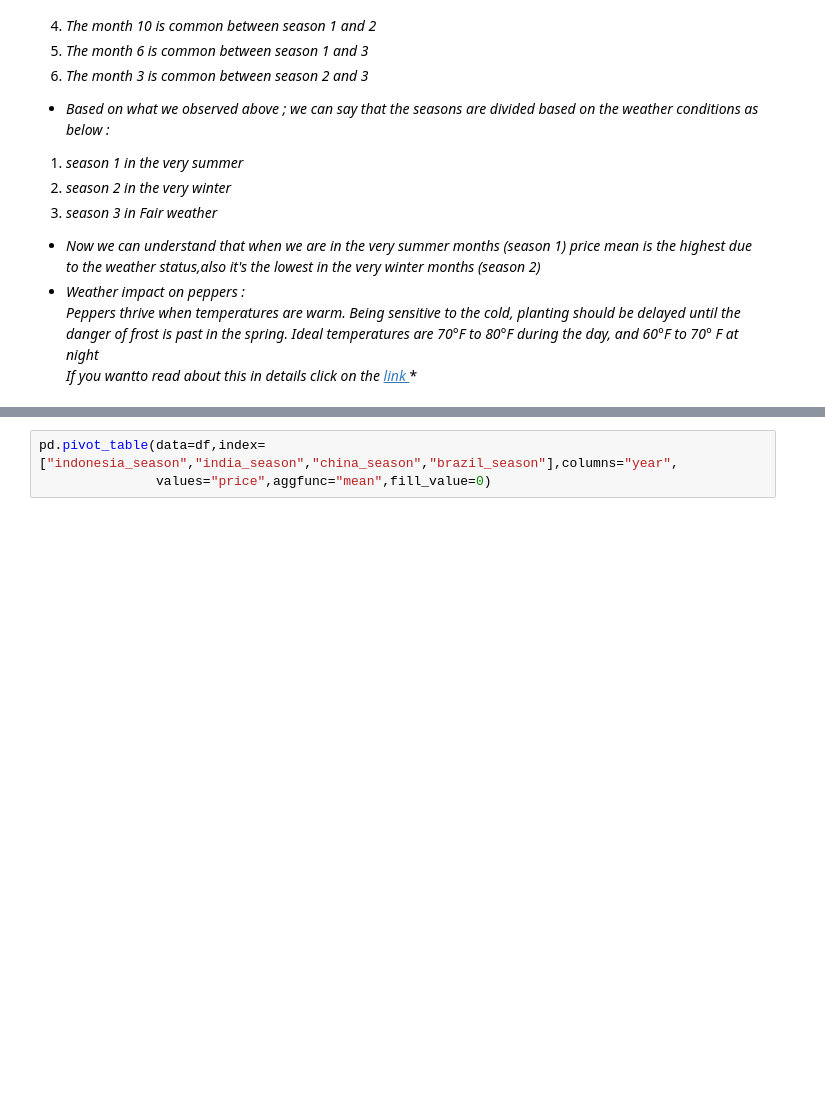
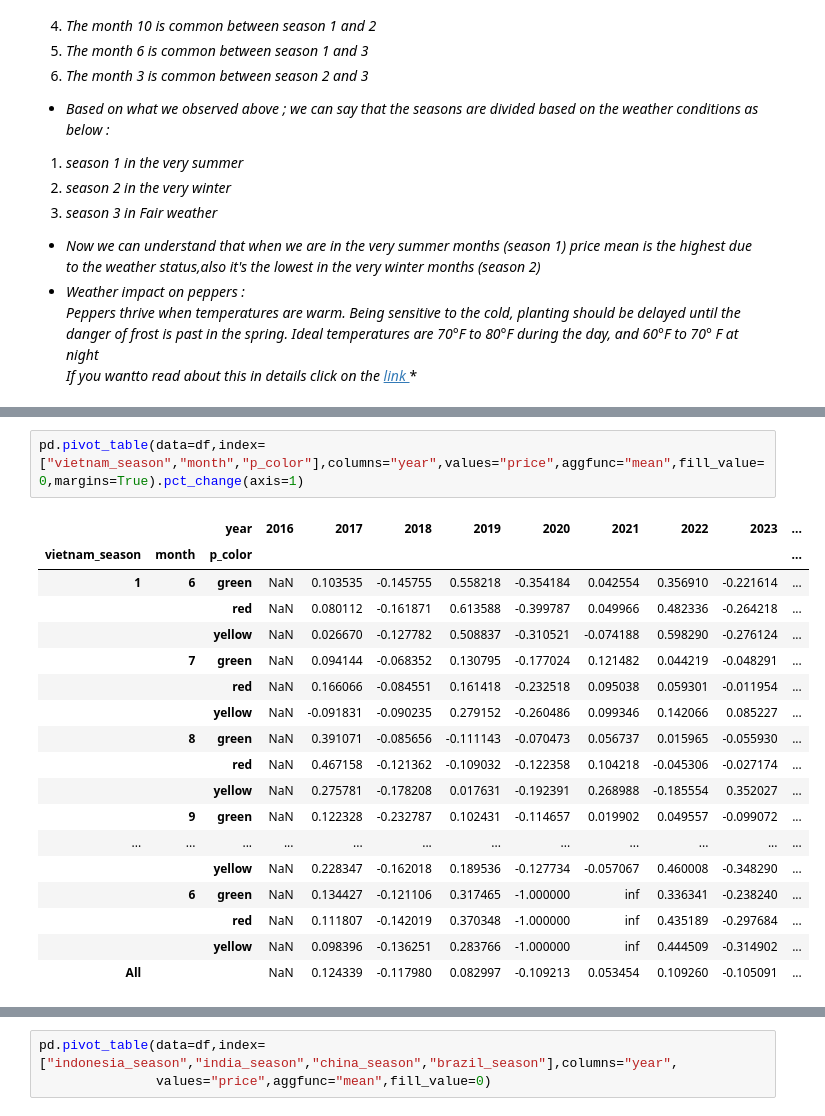
Before and after one commit to omar-ammar0/Intern_Final_Project, a Jupyter notebook: notebooks/Data_Cleaning/Task_1.ipynb, the cells around one changed output, grey strips where cells are left out. Saved outputs shown, nothing was run; the diff lists cells and outputs as text; blank space fills up the shorter version.

```diff
--- a/notebooks/Data_Cleaning/Task_1.ipynb
+++ b/notebooks/Data_Cleaning/Task_1.ipynb
@@ -251,0 +274,21 @@ pd.pivot_table(data=df,index=["vietnam_season","month"],columns="year",values="p
+# %%
+pd.pivot_table(data=df,index=["vietnam_season","month","p_color"],columns="year",values="price",aggfunc="mean",fill_value=0,margins=True).pct_change(axis=1)
+# %% [output]
+|  |  | year | 2016 | 2017 | 2018 | 2019 | 2020 | 2021 | 2022 | 2023 | ... |
+| vietnam_season | month | p_color |  |  |  |  |  |  |  |  | ... |
+| 1 | 6 | green | NaN | 0.103535 | -0.145755 | 0.558218 | -0.354184 | 0.042554 | 0.356910 | -0.221614 | ... |
+|  |  | red | NaN | 0.080112 | -0.161871 | 0.613588 | -0.399787 | 0.049966 | 0.482336 | -0.264218 | ... |
+|  |  | yellow | NaN | 0.026670 | -0.127782 | 0.508837 | -0.310521 | -0.074188 | 0.598290 | -0.276124 | ... |
+|  | 7 | green | NaN | 0.094144 | -0.068352 | 0.130795 | -0.177024 | 0.121482 | 0.044219 | -0.048291 | ... |
+|  |  | red | NaN | 0.166066 | -0.084551 | 0.161418 | -0.232518 | 0.095038 | 0.059301 | -0.011954 | ... |
+|  |  | yellow | NaN | -0.091831 | -0.090235 | 0.279152 | -0.260486 | 0.099346 | 0.142066 | 0.085227 | ... |
+|  | 8 | green | NaN | 0.391071 | -0.085656 | -0.111143 | -0.070473 | 0.056737 | 0.015965 | -0.055930 | ... |
+|  |  | red | NaN | 0.467158 | -0.121362 | -0.109032 | -0.122358 | 0.104218 | -0.045306 | -0.027174 | ... |
+|  |  | yellow | NaN | 0.275781 | -0.178208 | 0.017631 | -0.192391 | 0.268988 | -0.185554 | 0.352027 | ... |
+|  | 9 | green | NaN | 0.122328 | -0.232787 | 0.102431 | -0.114657 | 0.019902 | 0.049557 | -0.099072 | ... |
+| ... | ... | ... | ... | ... | ... | ... | ... | ... | ... | ... | ... |
+|  |  | yellow | NaN | 0.228347 | -0.162018 | 0.189536 | -0.127734 | -0.057067 | 0.460008 | -0.348290 | ... |
+|  | 6 | green | NaN | 0.134427 | -0.121106 | 0.317465 | -1.000000 | inf | 0.336341 | -0.238240 | ... |
+|  |  | red | NaN | 0.111807 | -0.142019 | 0.370348 | -1.000000 | inf | 0.435189 | -0.297684 | ... |
+|  |  | yellow | NaN | 0.098396 | -0.136251 | 0.283766 | -1.000000 | inf | 0.444509 | -0.314902 | ... |
+| All |  |  | NaN | 0.124339 | -0.117980 | 0.082997 | -0.109213 | 0.053454 | 0.109260 | -0.105091 | ... |
```
Also changed, not shown: parts of 11 cells of this notebook.
